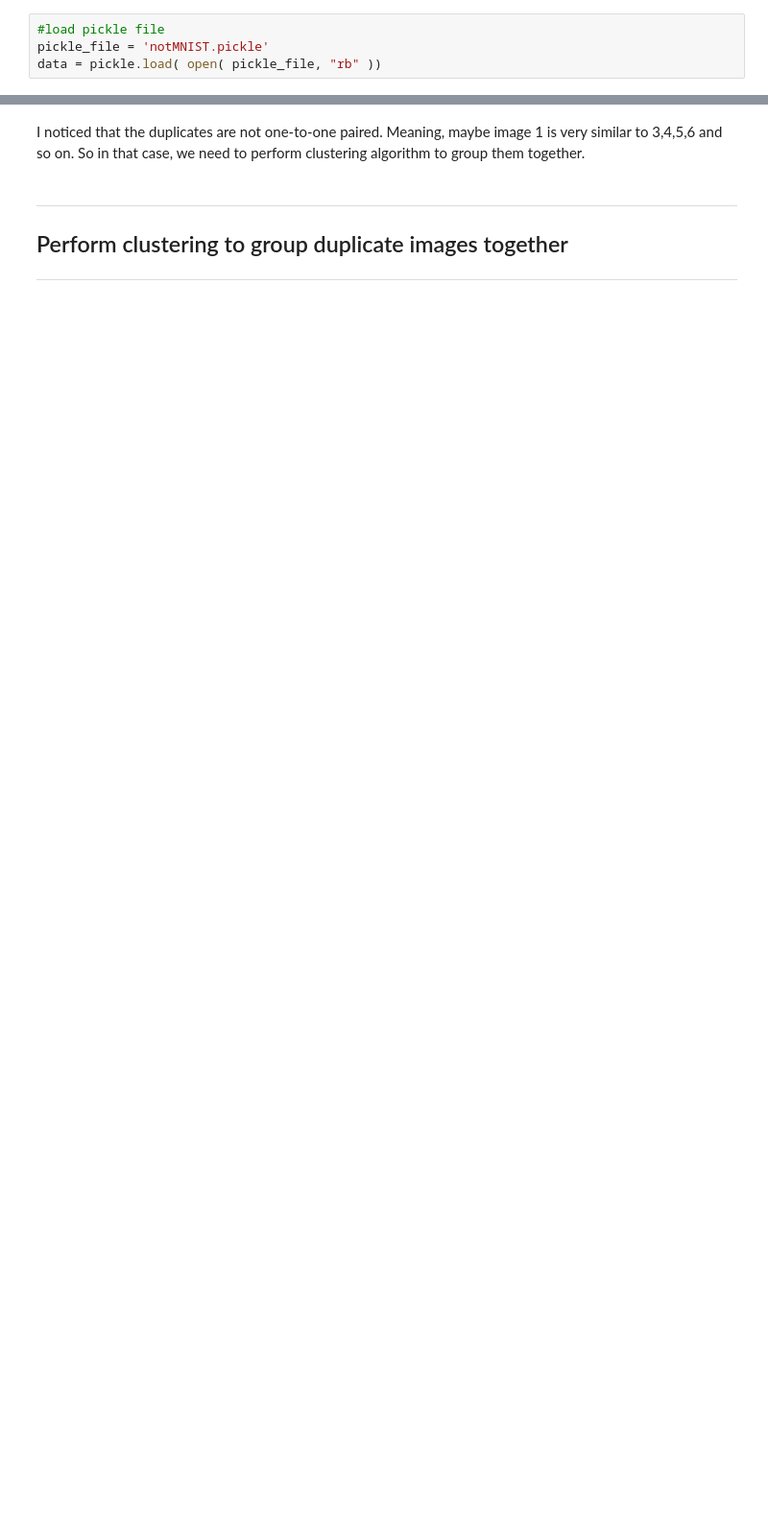
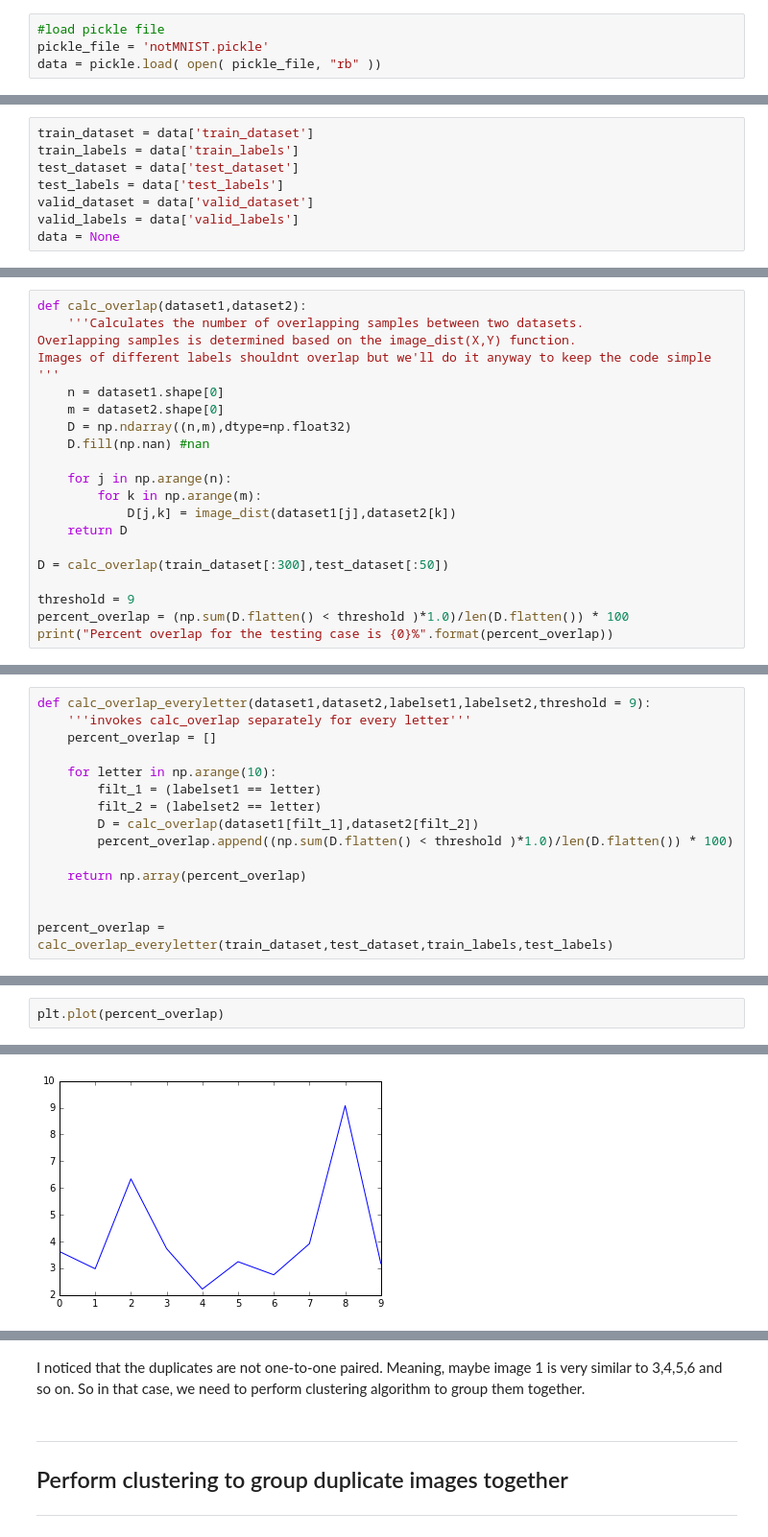
Before and after one commit to bolu-atx/deeplearning-udacity, a Jupyter notebook: 1_notmnist.ipynb, the cells around one changed output, grey strips where cells are left out. Shown at 96% size. Cells and saved outputs as stored; diff of their text form; blank space fills up the shorter version.

```diff
--- a/1_notmnist.ipynb
+++ b/1_notmnist.ipynb
@@ -397,0 +391,8 @@ image_dist(train_dataset[1,:,:],train_dataset[5,:,:])
+# %%
+train_dataset = data['train_dataset']
+train_labels = data['train_labels']
+test_dataset = data['test_dataset']
+test_labels = data['test_labels']
+valid_dataset = data['valid_dataset']
+valid_labels = data['valid_labels']
+data = None
@@ -397,0 +423,20 @@ image_dist(train_dataset[1,:,:],train_dataset[5,:,:])
+# %%
+def calc_overlap(dataset1,dataset2):
+    '''Calculates the number of overlapping samples between two datasets.
+Overlapping samples is determined based on the image_dist(X,Y) function.
+Images of different labels shouldnt overlap but we'll do it anyway to keep the code simple '''
+    n = dataset1.shape[0]
+    m = dataset2.shape[0]
+    D = np.ndarray((n,m),dtype=np.float32)
+    D.fill(np.nan) #nan
+
+    for j in np.arange(n):
+        for k in np.arange(m):
+            D[j,k] = image_dist(dataset1[j],dataset2[k])
+    return D
+
+D = calc_overlap(train_dataset[:300],test_dataset[:50])
+
+threshold = 9
+percent_overlap = (np.sum(D.flatten() < threshold )*1.0)/len(D.flatten()) * 100
+print("Percent overlap for the testing case is {0}%".format(percent_overlap))
@@ -397,0 +447,15 @@ image_dist(train_dataset[1,:,:],train_dataset[5,:,:])
+# %%
+def calc_overlap_everyletter(dataset1,dataset2,labelset1,labelset2,threshold = 9):
+    '''invokes calc_overlap separately for every letter'''
+    percent_overlap = []
+
+    for letter in np.arange(10):
+        filt_1 = (labelset1 == letter)
+        filt_2 = (labelset2 == letter)
+        D = calc_overlap(dataset1[filt_1],dataset2[filt_2])
+        percent_overlap.append((np.sum(D.flatten() < threshold )*1.0)/len(D.flatten()) * 100)
+
+    return np.array(percent_overlap)
+
+
+percent_overlap = calc_overlap_everyletter(train_dataset,test_dataset,train_labels,test_labels)
@@ -397,0 +469,3 @@ image_dist(train_dataset[1,:,:],train_dataset[5,:,:])
+# %%
+plt.plot(percent_overlap)
+# %% [output]
@@ -397,0 +473 @@ image_dist(train_dataset[1,:,:],train_dataset[5,:,:])
+[figure, added]
```
Also changed, not shown: parts of 36 cells of this notebook.
